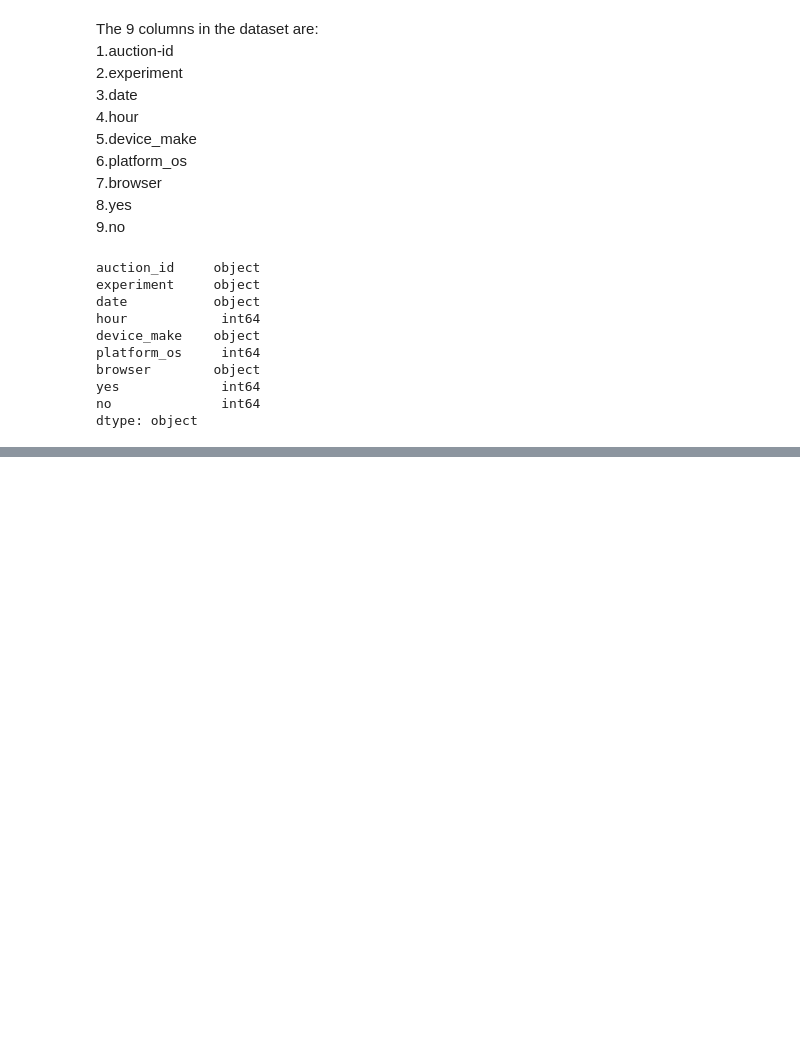
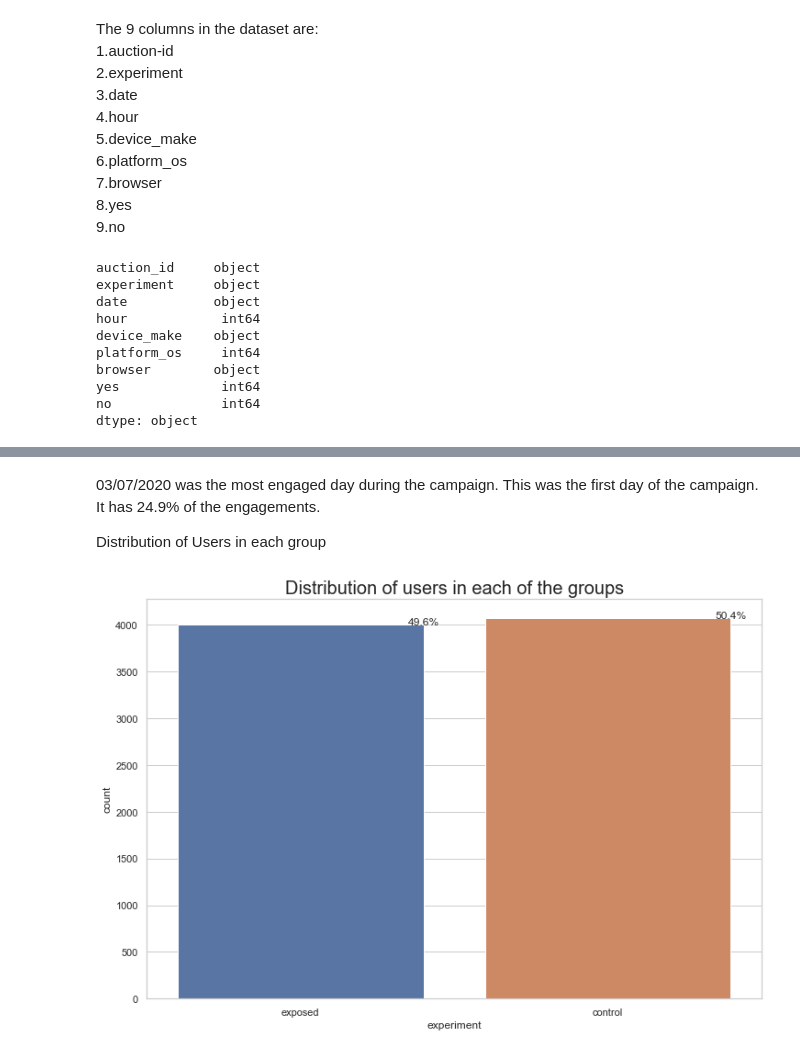
Before and after one commit to tibarekb/abtest-mlops, a Jupyter notebook: EDA_Notebooks/Eda_AB_Test.ipynb, the cells around one changed output, grey strips where cells are left out. Saved outputs shown, nothing was run; the diff lists cells and outputs as text; code cells hidden in the pictures; blank space fills up the shorter version.

```diff
--- a/EDA_Notebooks/Eda_AB_Test.ipynb
+++ b/EDA_Notebooks/Eda_AB_Test.ipynb
@@ -85,0 +208,19 @@ dtype: object
+# %% [markdown]
+03/07/2020 was the most engaged day during the campaign. This was the first day of the campaign. It has 24.9% of the engagements.
+
+Distribution of Users in each group
+# %%
+sns.set(style="whitegrid")
+plt.figure(figsize=(12,8))
+total = float(len(ad_df))
+ax = sns.countplot(x="experiment", data=ad_df)
+ax.set_xticklabels(ax.get_xticklabels(), rotation=0)
+plt.title('Distribution of users in each of the groups', fontsize=20)
+for p in ax.patches:
+    percentage = '{:.1f}%'.format(100 * p.get_height()/total)
+    x = p.get_x() + p.get_width()
+    y = p.get_height()
+    ax.annotate(percentage, (x, y),ha='center')
+plt.show()
+# %% [output]
+[figure, added]
```
Also changed, not shown: parts of 14 cells of this notebook, 1 other file.
